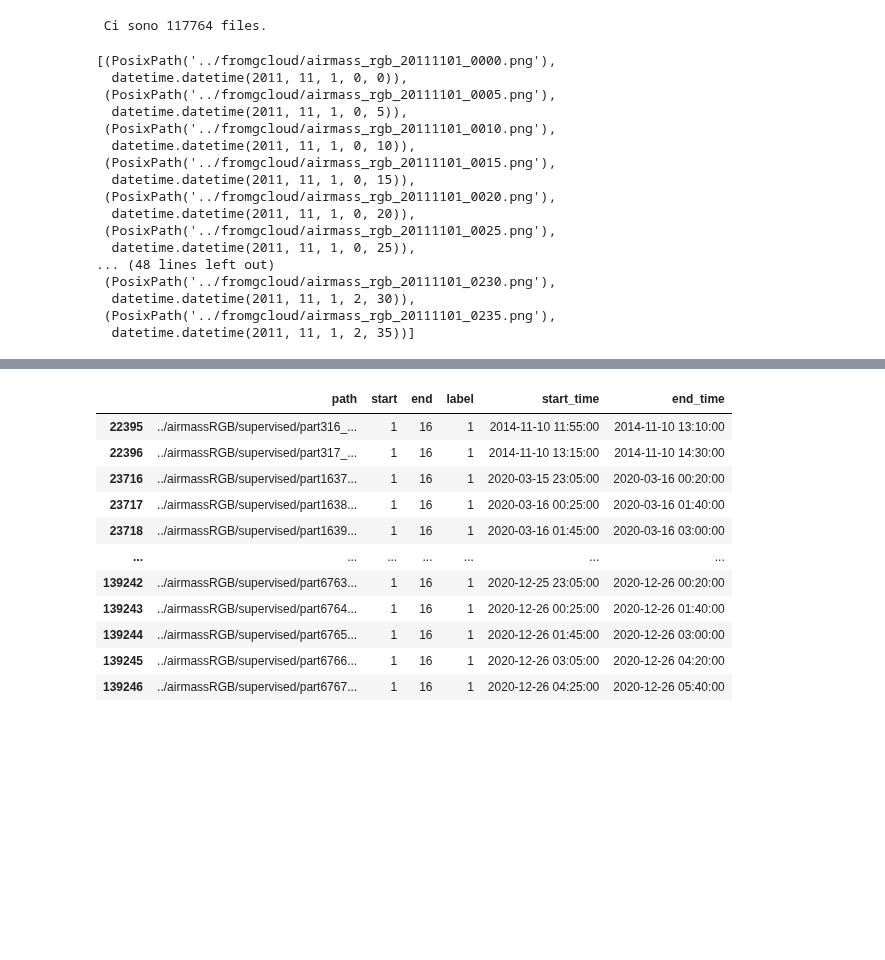
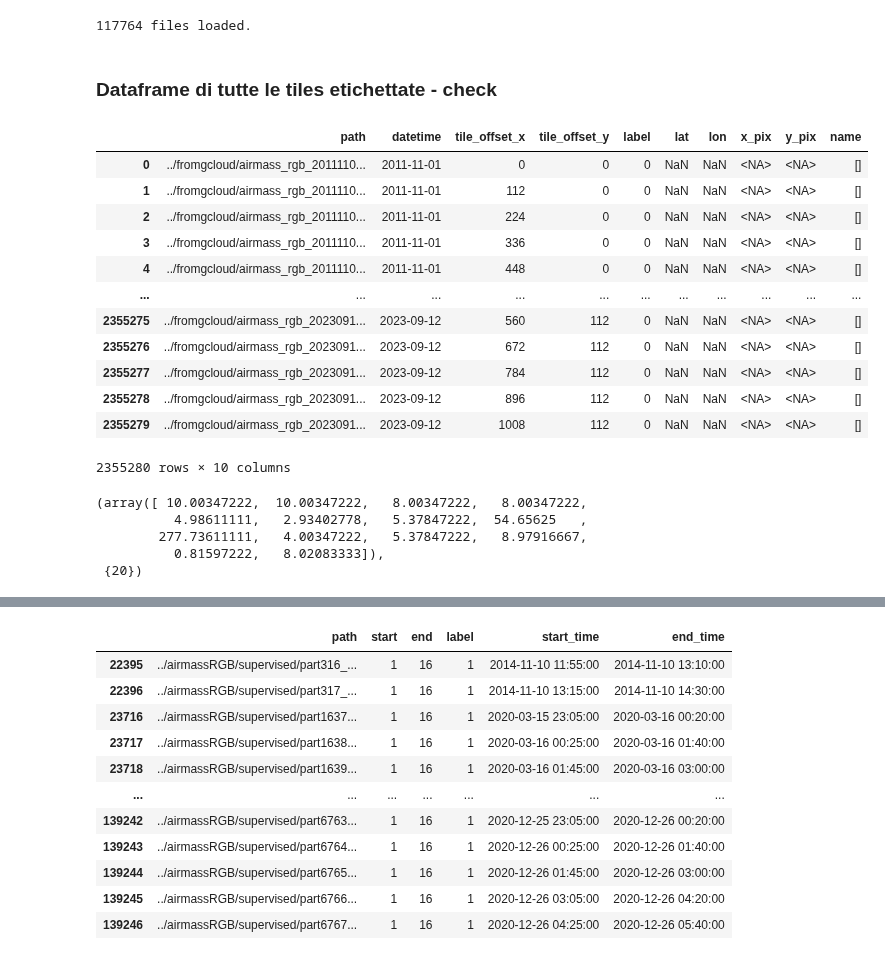
Before and after one commit to dandarm/VideoMAEv2, a Jupyter notebook: Build_dataset_videoMAE.ipynb, the cells around one changed output, grey strips where cells are left out. Saved outputs shown, nothing was run; the diff lists cells and outputs as text; code cells hidden in the pictures; blank space fills up the shorter version.

```diff
--- a/Build_dataset_videoMAE.ipynb
+++ b/Build_dataset_videoMAE.ipynb
@@ -41,38 +34,9 @@ Xmin, Ymin, px_scale_x, px_scale_y = compute_pixel_scale(basemap_obj, latcorners
 input_dir = "../fromgcloud"
 output_dir = "../airmassRGB/supervised"
 #os.makedirs(output_dir, exist_ok=True)
-
-filenames = get_files_from_folder(folder=input_dir, extension="png")
-#print(f"Trovati {len(filenames)} files")
-file_metadata = []  # contiene i nomi e le date
-for fname in filenames:
-    start_dt = extract_dates_pattern_airmass_rgb_20200101_0000(fname.name)
-    file_metadata.append((fname, start_dt))
-
-sorted_metadata = sorted(file_metadata, key=lambda x: x[1])  # Ordina per start_dt
-#random_fnames =  [item[0] for item in file_metadata]
-sorted_filenames = [item[0] for item in sorted_metadata]
-print(f" Ci sono {len(sorted_filenames)} files.")
+sorted_metadata_files = load_all_images(input_dir)
 # %% [output]
- Ci sono 117764 files.
+117764 files loaded.
 # %%
-sorted_metadata = sorted_metadata[:32]
-sorted_metadata
+f_sorted_metadata = sorted_metadata_files[:32]
+#f_sorted_metadata
-# %% [output]
-[(PosixPath('../fromgcloud/airmass_rgb_20111101_0000.png'),
-  datetime.datetime(2011, 11, 1, 0, 0)),
- (PosixPath('../fromgcloud/airmass_rgb_20111101_0005.png'),
-  datetime.datetime(2011, 11, 1, 0, 5)),
- (PosixPath('../fromgcloud/airmass_rgb_20111101_0010.png'),
-  datetime.datetime(2011, 11, 1, 0, 10)),
- (PosixPath('../fromgcloud/airmass_rgb_20111101_0015.png'),
-  datetime.datetime(2011, 11, 1, 0, 15)),
- (PosixPath('../fromgcloud/airmass_rgb_20111101_0020.png'),
-  datetime.datetime(2011, 11, 1, 0, 20)),
- (PosixPath('../fromgcloud/airmass_rgb_20111101_0025.png'),
-  datetime.datetime(2011, 11, 1, 0, 25)),
-... (48 lines left out)
- (PosixPath('../fromgcloud/airmass_rgb_20111101_0230.png'),
-  datetime.datetime(2011, 11, 1, 2, 30)),
- (PosixPath('../fromgcloud/airmass_rgb_20111101_0235.png'),
-  datetime.datetime(2011, 11, 1, 2, 35))]
@@ -78,0 +48,2 @@ sorted_metadata
+# %% [markdown]
+### Dataframe di tutte le tiles etichettate - check
@@ -78,0 +63,16 @@ sorted_metadata
+# %%
+df_data
+# %% [output]
+|  | path | datetime | tile_offset_x | tile_offset_y | label | lat | lon | x_pix | y_pix | name |
+| 0 | ../fromgcloud/airmass_rgb_2011110... | 2011-11-01 | 0 | 0 | 0 | NaN | NaN | <NA> | <NA> | [] |
+| 1 | ../fromgcloud/airmass_rgb_2011110... | 2011-11-01 | 112 | 0 | 0 | NaN | NaN | <NA> | <NA> | [] |
+| 2 | ../fromgcloud/airmass_rgb_2011110... | 2011-11-01 | 224 | 0 | 0 | NaN | NaN | <NA> | <NA> | [] |
+| 3 | ../fromgcloud/airmass_rgb_2011110... | 2011-11-01 | 336 | 0 | 0 | NaN | NaN | <NA> | <NA> | [] |
+| 4 | ../fromgcloud/airmass_rgb_2011110... | 2011-11-01 | 448 | 0 | 0 | NaN | NaN | <NA> | <NA> | [] |
+| ... | ... | ... | ... | ... | ... | ... | ... | ... | ... | ... |
+| 2355275 | ../fromgcloud/airmass_rgb_2023091... | 2023-09-12 | 560 | 112 | 0 | NaN | NaN | <NA> | <NA> | [] |
+| 2355276 | ../fromgcloud/airmass_rgb_2023091... | 2023-09-12 | 672 | 112 | 0 | NaN | NaN | <NA> | <NA> | [] |
+| 2355277 | ../fromgcloud/airmass_rgb_2023091... | 2023-09-12 | 784 | 112 | 0 | NaN | NaN | <NA> | <NA> | [] |
+| 2355278 | ../fromgcloud/airmass_rgb_2023091... | 2023-09-12 | 896 | 112 | 0 | NaN | NaN | <NA> | <NA> | [] |
+| 2355279 | ../fromgcloud/airmass_rgb_2023091... | 2023-09-12 | 1008 | 112 | 0 | NaN | NaN | <NA> | <NA> | [] |
+2355280 rows × 10 columns
@@ -78,0 +104,8 @@ sorted_metadata
+# %%
+np.array(lungh_gruppi)/288, set(lista_date) # abbiamo 20 tile per ogni data
+# %% [output]
+(array([ 10.00347222,  10.00347222,   8.00347222,   8.00347222,
+          4.98611111,   2.93402778,   5.37847222,  54.65625   ,
+        277.73611111,   4.00347222,   5.37847222,   8.97916667,
+          0.81597222,   8.02083333]),
+ {20})
```
Also changed, not shown: parts of 22 cells of this notebook, 3 other files.
